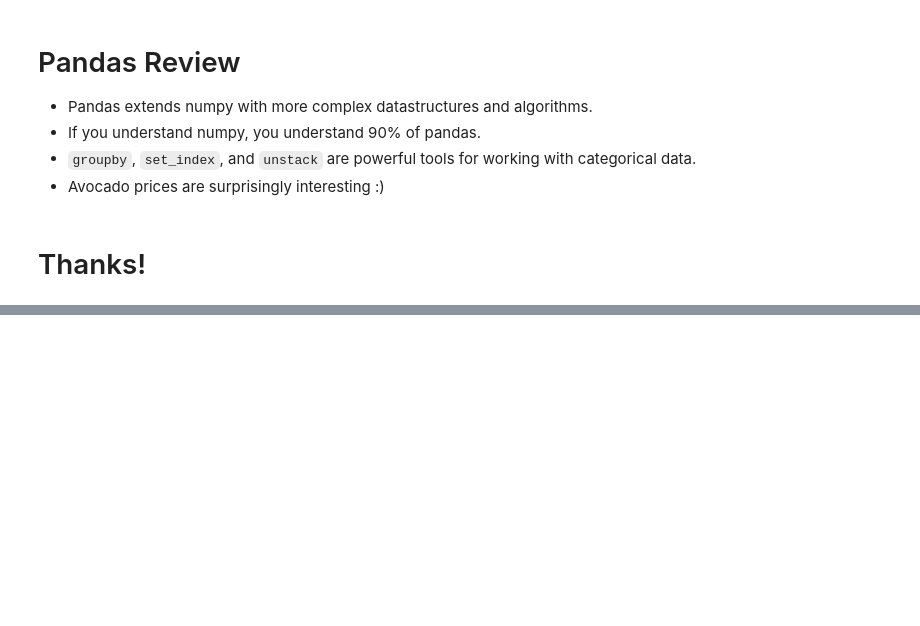
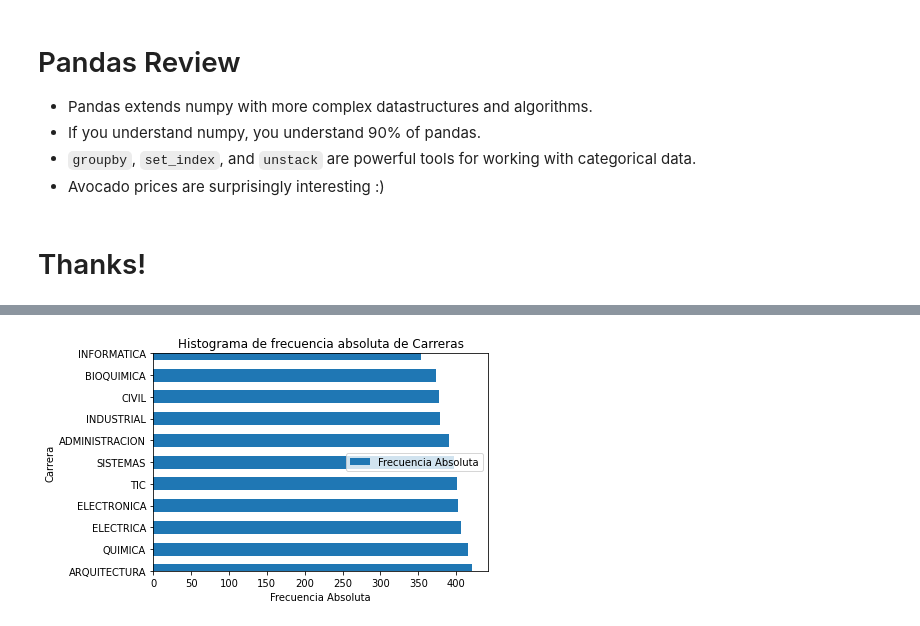
Before and after one commit to yoshikagua/MetNumUN2024I, a Jupyter notebook: Laboratorio 2/yoshikagua_Lab2.ipynb, the cells around one changed output, grey strips where cells are left out. Drawn from its saved outputs; the diff is of its cells as text; code cells hidden in the pictures; blank space fills up the shorter version.

```diff
--- a/Laboratorio 2/yoshikagua_Lab2.ipynb
+++ b/Laboratorio 2/yoshikagua_Lab2.ipynb
@@ -1473,0 +1718,6 @@ ax.set_xticklabels(ax.get_xticklabels(), rotation=45);
+# %%
+import pandas as pd
+alumnos = pd.read_excel("Alumnos.xlsx")
+#alumnos
+df=pd.DataFrame(alumnos)
+df
@@ -1473,0 +1759,18 @@ ax.set_xticklabels(ax.get_xticklabels(), rotation=45);
+# %%
+import matplotlib.pyplot as plt
+
+# Obtener frecuencia absoluta de cada valor en la columna "carrera"
+fabs = df['carrera'].value_counts()
+
+# Crear un DataFrame con la frecuencia absoluta
+tafe = pd.DataFrame({'Carrera': fabs.index, 'Frecuencia Absoluta': fabs.values})
+
+# Graficar histograma de barras horizontales
+tafe.plot.barh(x='Carrera', y='Frecuencia Absoluta', width=0.6)
+plt.ylim([0,10])
+plt.ylabel('Carrera')
+plt.xlabel('Frecuencia Absoluta')
+plt.title('Histograma de frecuencia absoluta de Carreras')
+plt.show()
+# %% [output]
+[figure, added]
```
Also changed, not shown: parts of 70 cells of this notebook.
